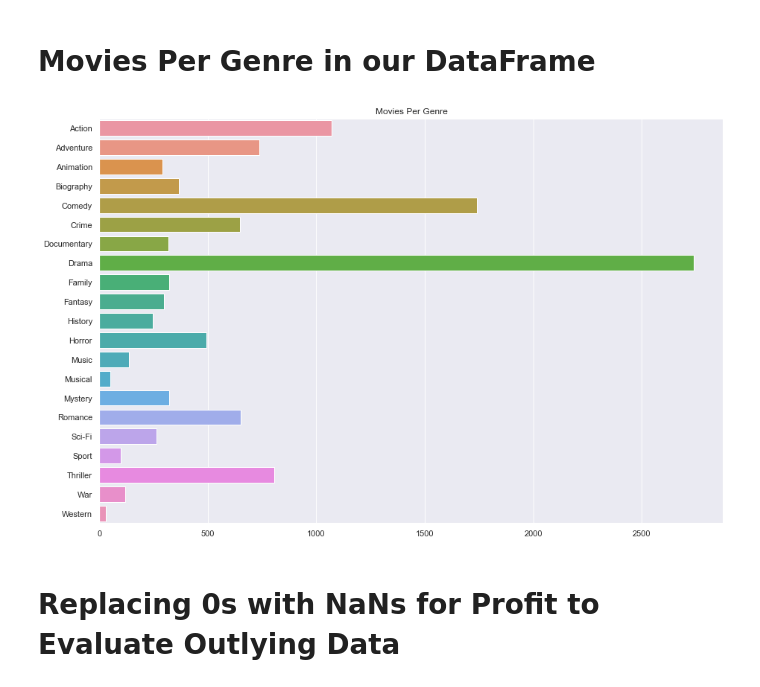
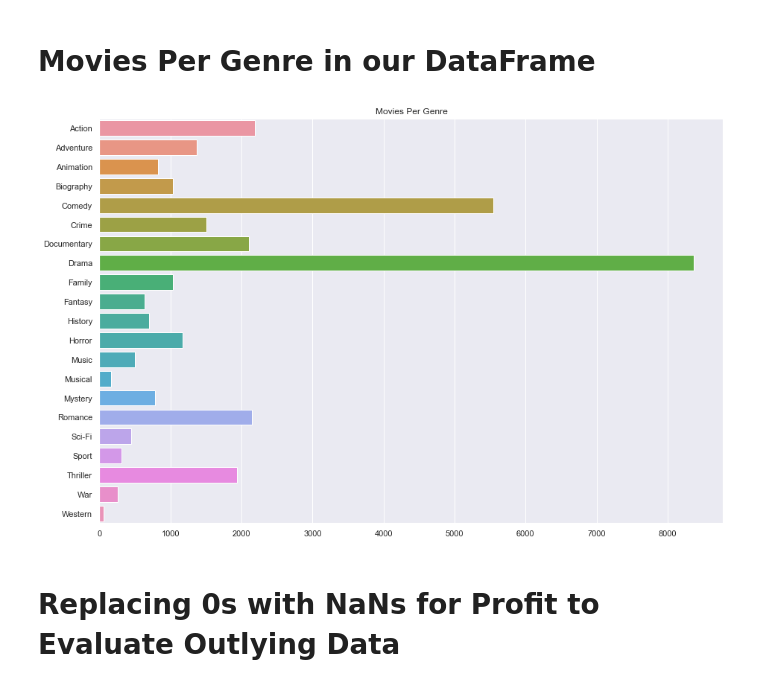
Before and after one commit to davidlebruce/movie_industry_project, a Jupyter notebook: david_practice_visualizations.ipynb, the cells around one changed output. Drawn from its saved outputs; the diff is of its cells as text; code cells hidden in the pictures.

```diff
--- a/david_practice_visualizations.ipynb
+++ b/david_practice_visualizations.ipynb
@@ -110,4 +108,4 @@ sns_plot = sns.barplot(x=avg_profit_per_genre, y=l_o_genres).set_title('Average
 # %% [markdown]
 # Movies Per Genre in our DataFrame
 # %%
-movies_per_genre = df.iloc[:,-22:-1].sum().sort_index()
+movies_per_genre = df.iloc[:,-21:].sum().sort_index()
@@ -114,8 +116,10 @@ movies_per_genre = df.iloc[:,-22:-1].sum().sort_index()
 # %%
 sns.set(rc={'figure.figsize':(15,10)})
-sns_plot = sns.barplot(x=movies_per_genre, y=l_o_genres).set_title('Movies Per Genre')
+sns_plot4 = sns.barplot(x=movies_per_genre, y=l_o_genres).set_title('Movies Per Genre')
+fig = sns_plot4.get_figure()
+fig.savefig("Number of Movies per Genre.png")
 # %% [output]
-[figure, old version]
+[figure, new version]
 # %% [markdown]
 # Replacing 0s with NaNs for Profit to Evaluate Outlying Data
 # %%
```
Also changed, not shown: parts of 37 cells of this notebook, 5 other files.
